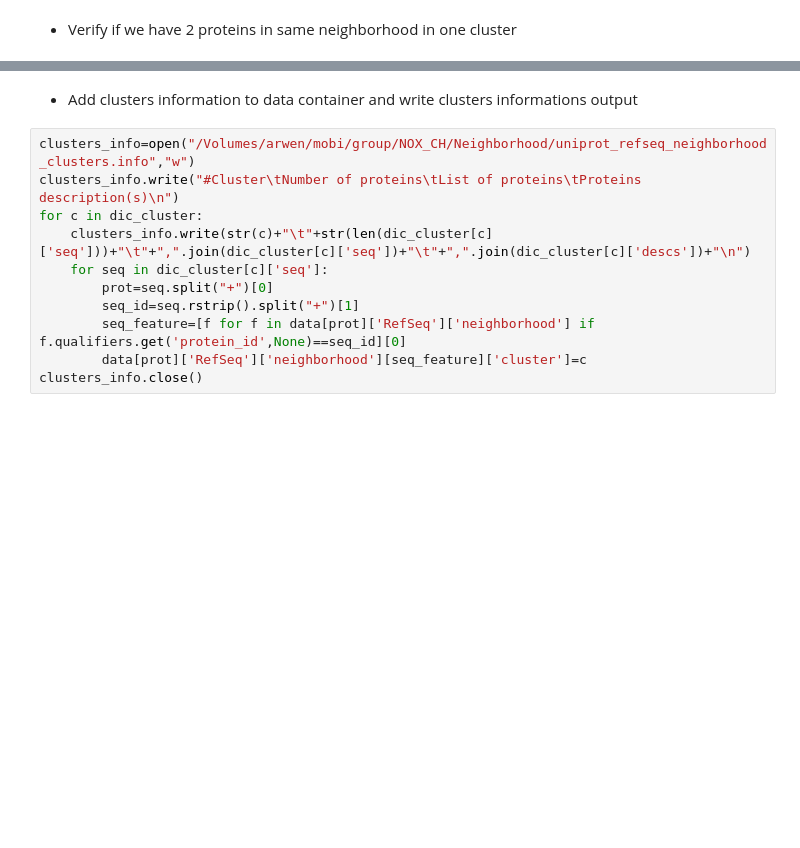
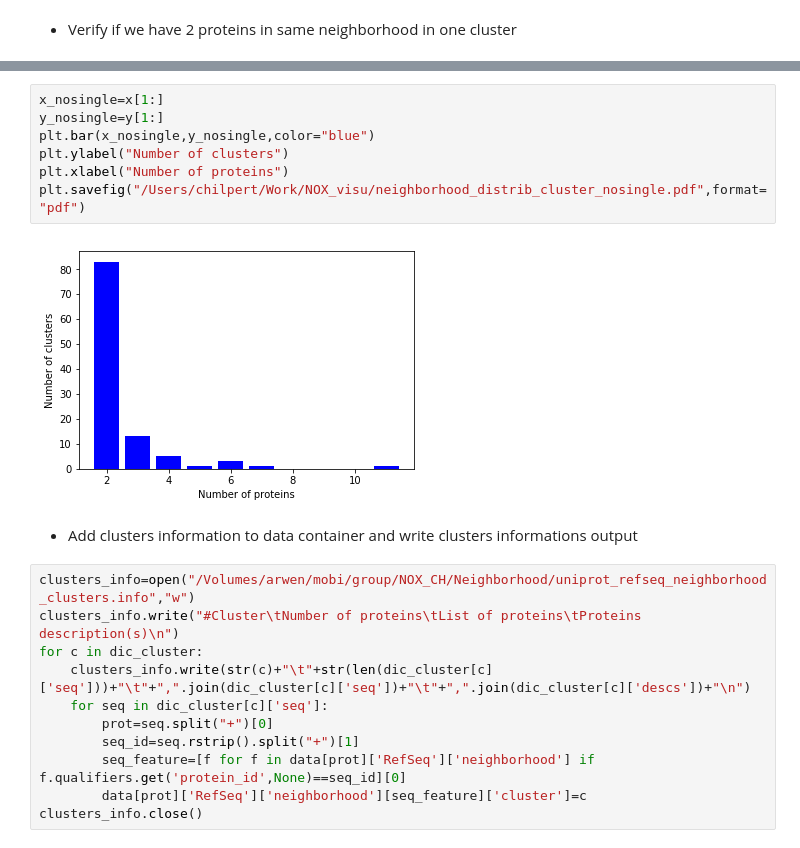
Before and after one commit to MMSB-MOBI/NOX_analysis, a Jupyter notebook: notebook/Neighborhood_analysis.ipynb, the cells around one changed output, grey strips where cells are left out. Saved outputs shown, nothing was run; the diff lists cells and outputs as text; blank space fills up the shorter version.

```diff
--- a/notebook/Neighborhood_analysis.ipynb
+++ b/notebook/Neighborhood_analysis.ipynb
@@ -206,3 +241,12 @@ print(str(c_nosingle)+" cluster contains more than 1 protein.")
+# %%
+x_nosingle=x[1:]
+y_nosingle=y[1:]
+plt.bar(x_nosingle,y_nosingle,color="blue")
+plt.ylabel("Number of clusters")
+plt.xlabel("Number of proteins")
+plt.savefig("/Users/chilpert/Work/NOX_visu/neighborhood_distrib_cluster_nosingle.pdf",format="pdf")
+# %% [output]
+[figure, added]
 # %% [markdown]
 * Add clusters information to data container and write clusters informations output
 # %%
```
Also changed, not shown: parts of 22 cells of this notebook.
